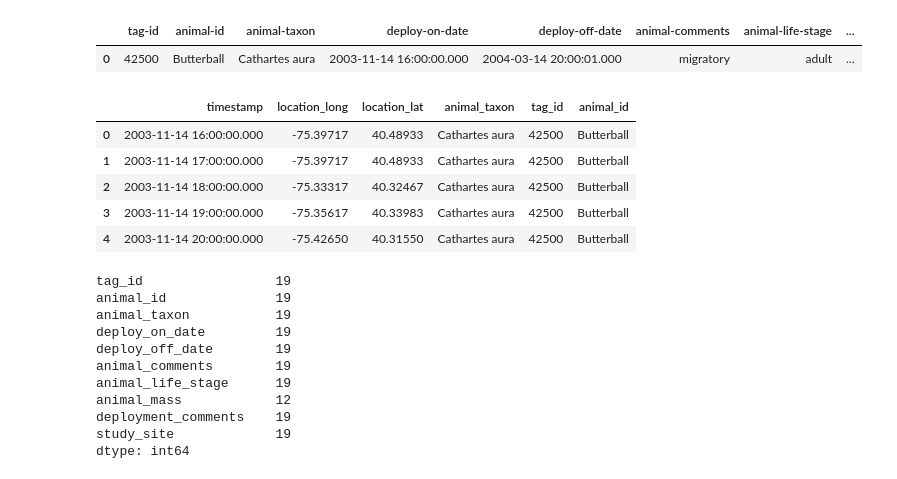
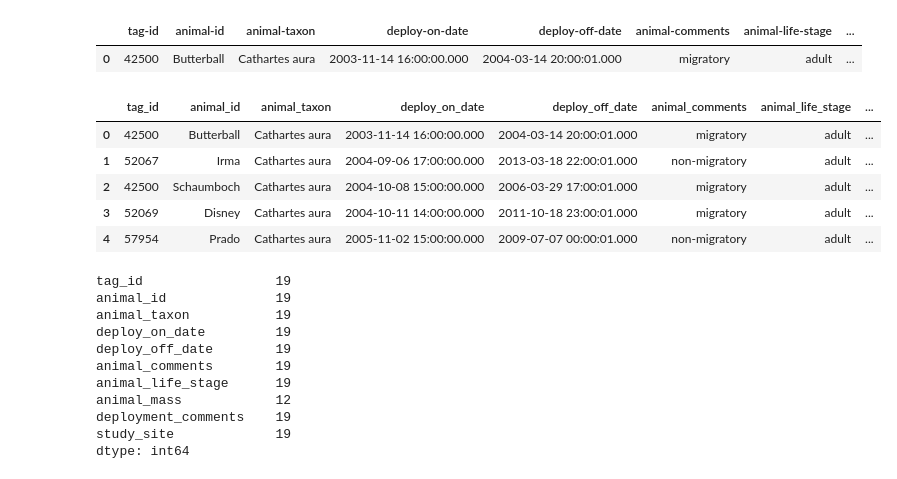
Before and after one commit to sunshineaqu/Turkey-Vulture-Migration, a Jupyter notebook: vulture_etl_cities_pk.ipynb, the cells around one changed output. Saved outputs shown, nothing was run; the diff lists cells and outputs as text; code cells hidden in the pictures.

```diff
--- a/vulture_etl_cities_pk.ipynb
+++ b/vulture_etl_cities_pk.ipynb
@@ -145,17 +149,17 @@ new_vulture_info_df.head(1)
 # %%
 # Change column names ('-' to '_')
 new_vulture_info_df.columns = ['tag_id', 'animal_id', 'animal_taxon', 'deploy_on_date',
        'deploy_off_date', 'animal_comments', 'animal_life_stage',
        'animal_mass',  'deployment_comments',
         'study_site']
-new_vulture_data_df.head()
+new_vulture_info_df.head()
 # %% [output]
-|  | timestamp | location_long | location_lat | animal_taxon | tag_id | animal_id |
-| 0 | 2003-11-14 16:00:00.000 | -75.39717 | 40.48933 | Cathartes aura | 42500 | Butterball |
-| 1 | 2003-11-14 17:00:00.000 | -75.39717 | 40.48933 | Cathartes aura | 42500 | Butterball |
-| 2 | 2003-11-14 18:00:00.000 | -75.33317 | 40.32467 | Cathartes aura | 42500 | Butterball |
-| 3 | 2003-11-14 19:00:00.000 | -75.35617 | 40.33983 | Cathartes aura | 42500 | Butterball |
-| 4 | 2003-11-14 20:00:00.000 | -75.42650 | 40.31550 | Cathartes aura | 42500 | Butterball |
+|  | tag_id | animal_id | animal_taxon | deploy_on_date | deploy_off_date | animal_comments | animal_life_stage | ... |
+| 0 | 42500 | Butterball | Cathartes aura | 2003-11-14 16:00:00.000 | 2004-03-14 20:00:01.000 | migratory | adult | ... |
+| 1 | 52067 | Irma | Cathartes aura | 2004-09-06 17:00:00.000 | 2013-03-18 22:00:01.000 | non-migratory | adult | ... |
+| 2 | 42500 | Schaumboch | Cathartes aura | 2004-10-08 15:00:00.000 | 2006-03-29 17:00:01.000 | migratory | adult | ... |
+| 3 | 52069 | Disney | Cathartes aura | 2004-10-11 14:00:00.000 | 2011-10-18 23:00:01.000 | migratory | adult | ... |
+| 4 | 57954 | Prado | Cathartes aura | 2005-11-02 15:00:00.000 | 2009-07-07 00:00:01.000 | non-migratory | adult | ... |
 # %%
 new_vulture_info_df.count()
 # %% [output]
```
Also changed, not shown: parts of 9 cells of this notebook.
